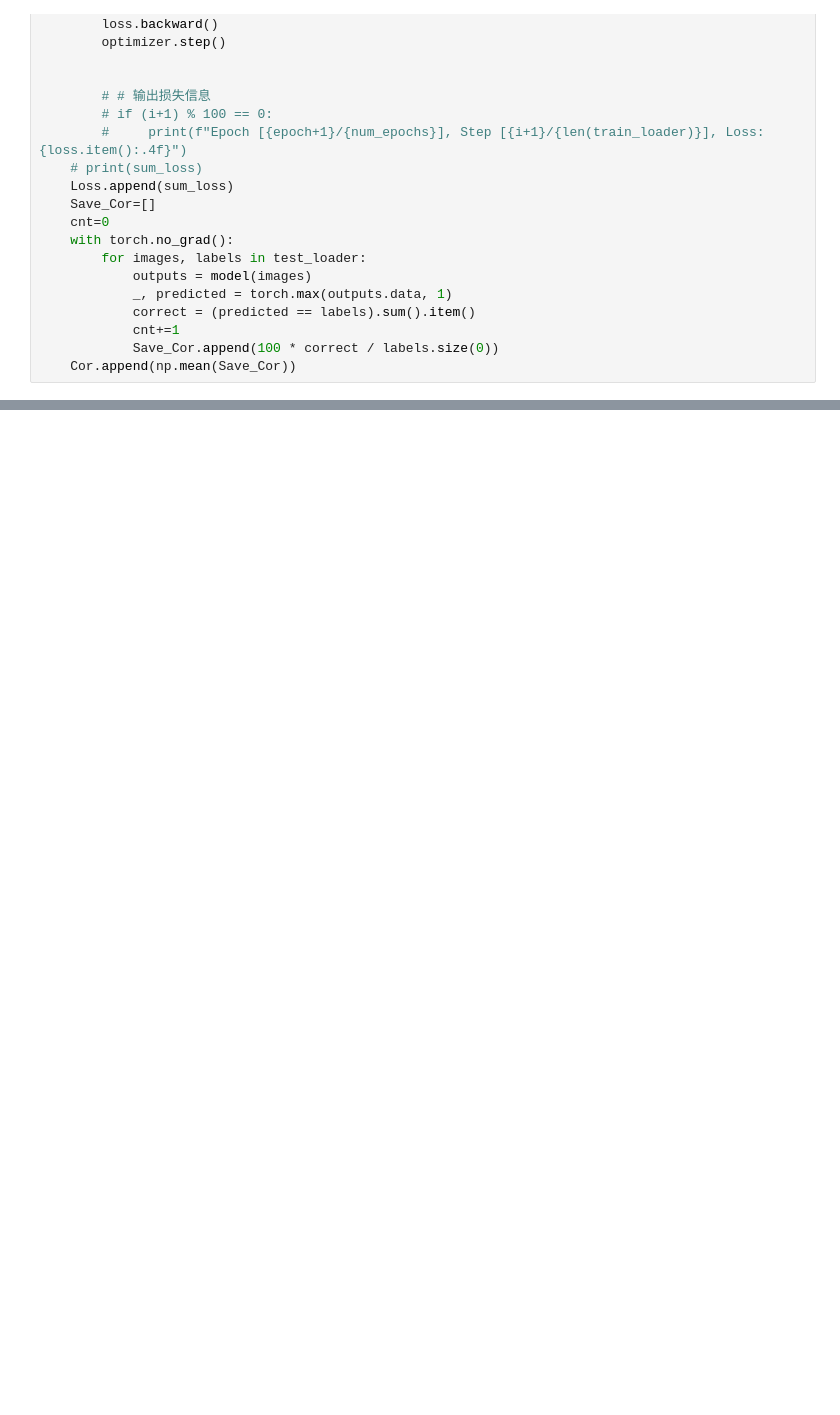
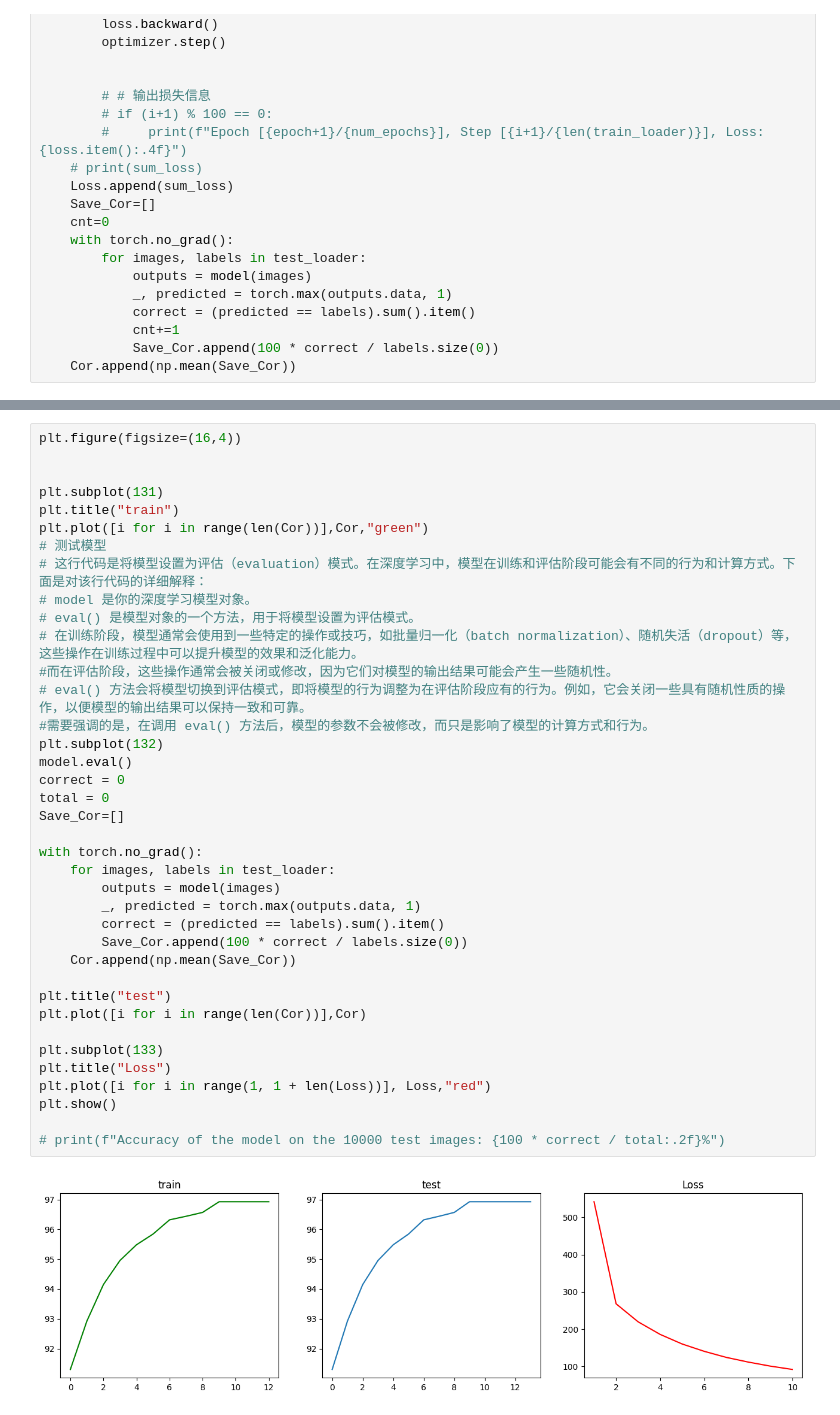
Before and after one commit to zxyup/RCS16_Vision_Train, a Jupyter notebook: HaoCheng_Chu/recongnize_num.ipynb, the cells around one changed output, grey strips where cells are left out. Drawn from its saved outputs; the diff is of its cells as text; blank space fills up the shorter version.

```diff
--- a/HaoCheng_Chu/recongnize_num.ipynb
+++ b/HaoCheng_Chu/recongnize_num.ipynb
@@ -124,0 +125,40 @@ plt.show()
+# %%
+plt.figure(figsize=(16,4))
+
+
+plt.subplot(131)
+plt.title("train")
+plt.plot([i for i in range(len(Cor))],Cor,"green")
+# 测试模型
+# 这行代码是将模型设置为评估（evaluation）模式。在深度学习中，模型在训练和评估阶段可能会有不同的行为和计算方式。下面是对该行代码的详细解释：
+# model 是你的深度学习模型对象。
+# eval() 是模型对象的一个方法，用于将模型设置为评估模式。
+# 在训练阶段，模型通常会使用到一些特定的操作或技巧，如批量归一化（batch normalization）、随机失活（dropout）等，这些操作在训练过程中可以提升模型的效果和泛化能力。
+#而在评估阶段，这些操作通常会被关闭或修改，因为它们对模型的输出结果可能会产生一些随机性。
+# eval() 方法会将模型切换到评估模式，即将模型的行为调整为在评估阶段应有的行为。例如，它会关闭一些具有随机性质的操作，以便模型的输出结果可以保持一致和可靠。
+#需要强调的是，在调用 eval() 方法后，模型的参数不会被修改，而只是影响了模型的计算方式和行为。
+plt.subplot(132)
+model.eval()
+correct = 0
+total = 0
+Save_Cor=[]
+
+with torch.no_grad():
+    for images, labels in test_loader:
+        outputs = model(images)
+        _, predicted = torch.max(outputs.data, 1)
+        correct = (predicted == labels).sum().item()
+        Save_Cor.append(100 * correct / labels.size(0))
+    Cor.append(np.mean(Save_Cor))
+
+plt.title("test")
+plt.plot([i for i in range(len(Cor))],Cor)
+
+plt.subplot(133)
+plt.title("Loss")
+plt.plot([i for i in range(1, 1 + len(Loss))], Loss,"red")
+plt.show()
+
+# print(f"Accuracy of the model on the 10000 test images: {100 * correct / total:.2f}%")
+# %% [output]
+[figure, added]
```
Also changed, not shown: parts of 1 cell of this notebook, 1 other file.
